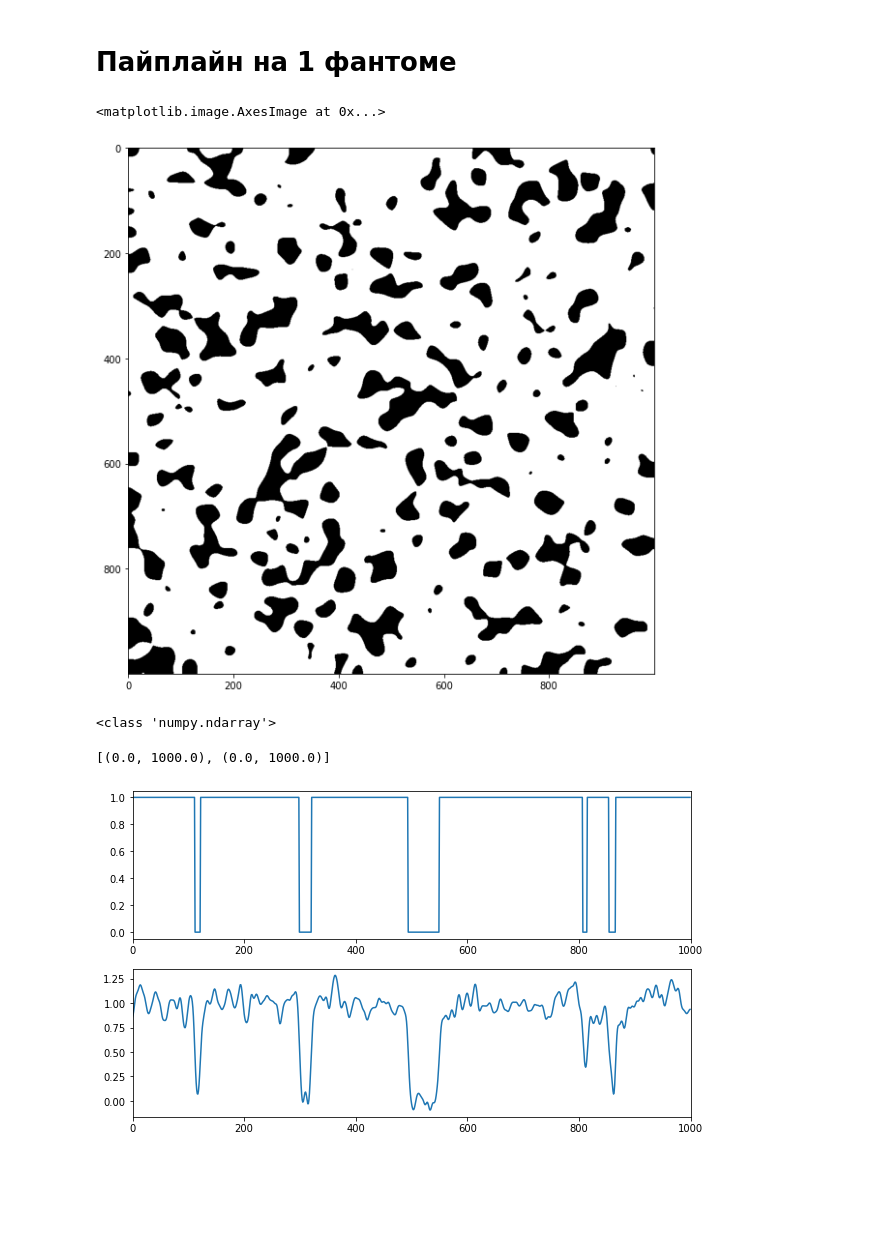
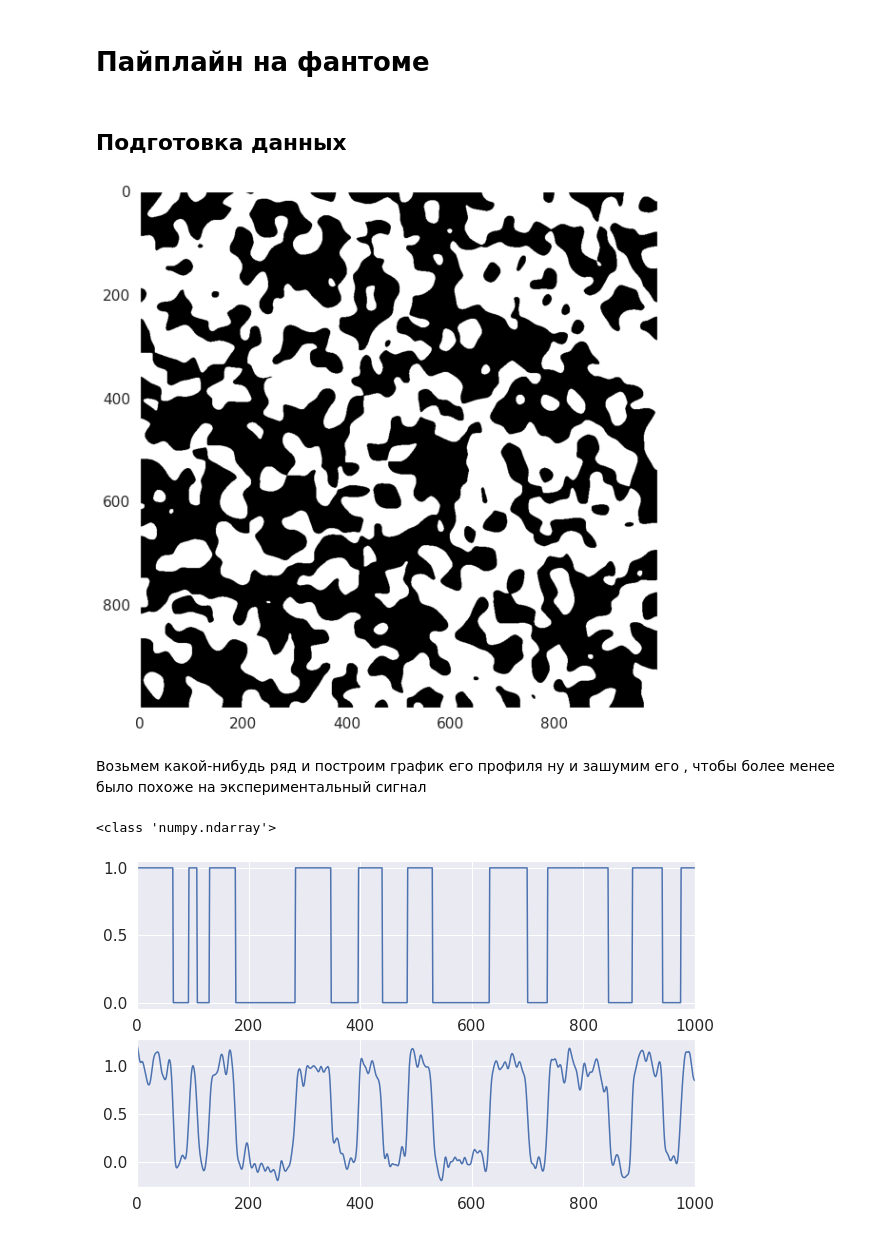
Before and after one commit to ankhafizov/MLTomography, a Jupyter notebook: wavelet_blobiness_trial.ipynb, the cells around one changed output. Saved outputs shown, nothing was run; the diff lists cells and outputs as text; code cells hidden in the pictures; blank space fills up the shorter version.

```diff
--- a/wavelet_blobiness_trial.ipynb
+++ b/wavelet_blobiness_trial.ipynb
@@ -11,32 +10,35 @@ import seaborn as sns
 # %% [markdown]
-# Пайплайн на 1 фантоме
+# Пайплайн на фантоме
+# %% [markdown]
+## Подготовка данных
 # %%
 shape = (1000, 1000)
 # %%
 characteristical_pore_length = 12
-porosity = 0.2
+porosity = 0.5
 phantom = pg.gen_phantom(shape, porosity, characteristical_pore_length)
 
 fig, ax = plt.subplots(figsize=(10,10))
 ax.imshow(phantom, cmap='gray')
+ax.grid()
 # %% [output]
-<matplotlib.image.AxesImage at 0x...>
-[figure, old version]
+[figure, new version]
+# %% [markdown]
+Возьмем какой-нибудь ряд и построим график его профиля ну и зашумим его , чтобы более менее было похоже на экспериментальный сигнал
 # %%
 fig, axes = plt.subplots(ncols=1, nrows=2, figsize=(10,2*3))
 
-sig = phantom[500].astype(float)
-axes[0].plot(sig)
+sig_init = phantom[500].astype(float)
+axes[0].plot(sig_init)
 
-noise = np.random.normal(0,0.3,sig.size)
+noise = np.random.normal(0,0.3,sig_init.size)
 print(type(noise))
-sig += noise
-sig = gaussian_filter1d(sig, 3)
+sig_init += noise
+sig_init = gaussian_filter1d(sig_init, 3)
 
-axes[1].plot(sig)
+axes[1].plot(sig_init)
 
-[ax.set_xlim(0, sig.size) for ax in axes]
+_ = [ax.set_xlim(0, sig_init.size) for ax in axes]
 # %% [output]
 <class 'numpy.ndarray'>
-[(0.0, 1000.0), (0.0, 1000.0)]
-[figure, old version]
+[figure, new version]
```
Also changed, not shown: parts of 34 cells of this notebook.
